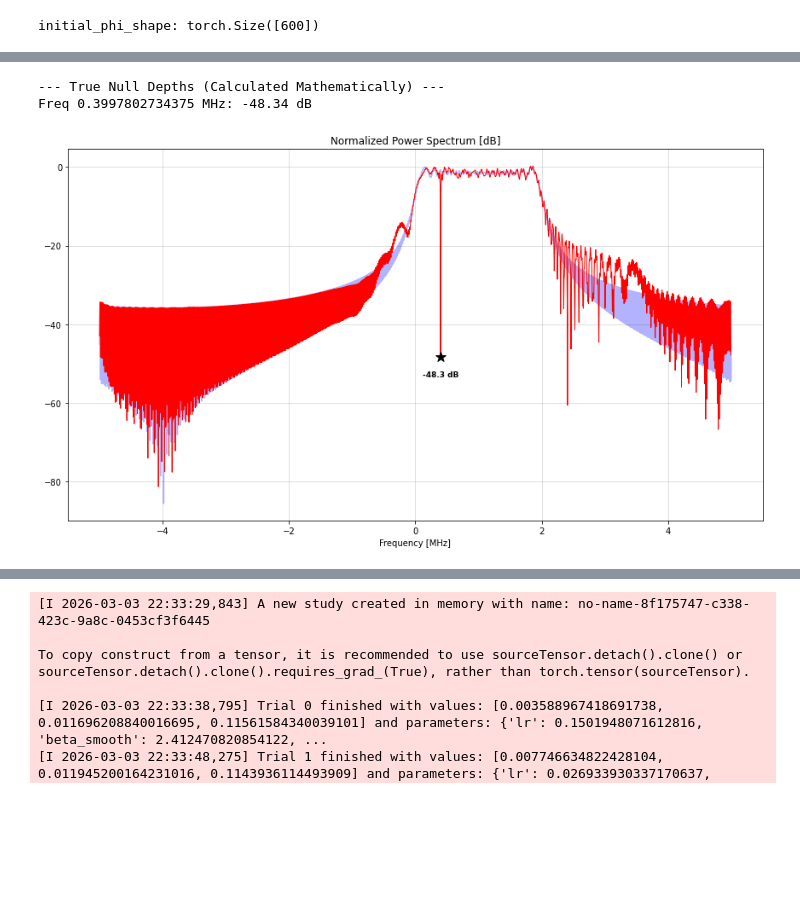
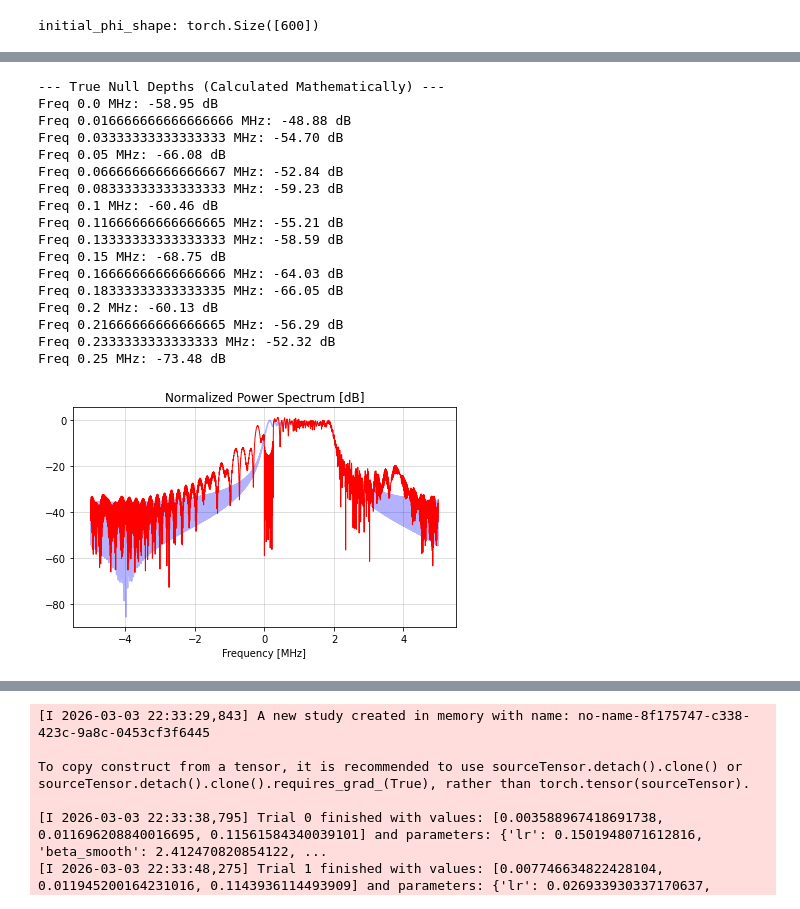
Before and after one commit to OriNik100/Spec_Null, a Jupyter notebook: non_linear_eq3.ipynb, the cells around one changed output, grey strips where cells are left out. Drawn from its saved outputs; the diff is of its cells as text; code cells hidden in the pictures; blank space fills up the shorter version.

Commit message:
added OFDM and now it is ISAC

```diff
--- a/non_linear_eq3.ipynb
+++ b/non_linear_eq3.ipynb
@@ -10,7 +10,7 @@ import numpy as np
 import matplotlib.pyplot as plt
 import helper_functions as hlp
 
-torch.manual_seed(42)
+# torch.manual_seed(42)
 torch.set_default_dtype(torch.float64)
 
 
@@ -34,7 +34,7 @@ s_base = a * torch.complex(torch.cos(psi), torch.sin(psi))
 
 
 # Nulls real frequencies for N_FFT = 2**14
-null_targets = [0.4e6]
+null_targets = np.arange(0e6, 2e6, 0.125e6)
 nulls = []
 
 for f_val in null_targets:
@@ -42,7 +42,16 @@ for f_val in null_targets:
     bin_idx = int(np.round(f_val / df))
     nulls.append(bin_idx * df)
 
+from OFDM_2 import OFDM_freqs
+# OFDM frequencies
+nulls = OFDM_freqs(16, T=T)
+
 null_freqs = nulls
+
+
+
+
+
 print(f"Targets defined at: {[f/1e6 for f in null_freqs]} MHz")
 
 
@@ -89,13 +96,13 @@ def calculate_mf_pslr_islr_torch(signal, db=False):
     mf_db = 20 * torch.log10(mf_abs + 1e-20)
 
     # PSLR Calculation
-    center_idx = len(mf) // 2
+    center_idx = torch.argmax(mf_db)
     main_lobe_width_seconds = 2 / B
     margin_samples = int((main_lobe_width_seconds / 2) * Fs)
     left_side = mf_db[:center_idx - margin_samples]
     right_side = mf_db[center_idx + margin_samples:]
 
-    mainlobe_region =mf_db[center_idx - margin_samples:center_idx + margin_samples]
+    mainlobe_region = mf_db[center_idx - margin_samples:center_idx + margin_samples]
     sidelobe_region = torch.cat((left_side, right_side))
 
     max_sidelobe_db = torch.max(sidelobe_region)
@@ -316,44 +332,59 @@ with torch.no_grad():
     # חישוב dB ב-Numpy
     exact_db_absolute = 10 * np.log10(energies_np + 1e-40)
 
     # נרמול
     exact_db_relative = exact_db_absolute - peak_ref
 
 print("--- True Null Depths (Calculated Mathematically) ---")
 for k, f_val in enumerate(null_freqs_np):
     print(f"Freq {f_val/1e6} MHz: {exact_db_relative[k]:.2f} dB")
 
 
 # 5. הציור
-plt.figure(figsize=(12, 7))
+plt.figure()
 
 # גרף האות המקורי
 plt.plot(freqs/1e6, S_orig_norm, label='Original LFM', color='blue', alpha=0.3) # original signal
 
 # גרף האות האופטימלי (FFT)
 plt.plot(freqs/1e6, S_final_norm, label='Optimized Signal', color='red', linewidth=1) # optimized signal
 
 # stars for exact null depths
-plt.scatter(null_freqs_np/1e6, exact_db_relative,
-            color='black', marker='*', s=150, zorder=10,
-            label='Exact Analytical Depth')
-
-# adding text next to stars
-for k, f_val in enumerate(null_freqs_np):
-    depth = exact_db_relative[k]
-    plt.text(f_val/1e6, depth - 5, f"{depth:.1f} dB",
-             color='black', fontweight='bold', ha='center', fontsize=9)
+# plt.scatter(null_freqs_np/1e6, exact_db_relative,
+#             color='black', marker='*', s=150, zorder=10,
+#             label='Exact Analytical Depth')
+#
+# # adding text next to stars
+# for k, f_val in enumerate(null_freqs_np):
+#     depth = exact_db_relative[k]
+#     plt.text(f_val/1e6, depth - 5, f"{depth:.1f} dB",
+#              color='black', fontweight='bold', ha='center', fontsize=9)
 
 plt.title("Normalized Power Spectrum [dB]")
 plt.xlabel("Frequency [MHz]")
 
 #plt.legend(loc='upper right')
 plt.grid(True, alpha=0.5)
-#plt.xlim(0, B/1e6 + 0.2)
-#plt.ylim(-150, 5)
+# plt.xlim(-0.5, 0.5)
+# plt.ylim(-78, 5)
 plt.tight_layout()
 plt.show()
 # %% [output]
 --- True Null Depths (Calculated Mathematically) ---
-Freq 0.3997802734375 MHz: -48.34 dB
+Freq 0.0 MHz: -58.95 dB
+Freq 0.016666666666666666 MHz: -48.88 dB
+Freq 0.03333333333333333 MHz: -54.70 dB
+Freq 0.05 MHz: -66.08 dB
+Freq 0.06666666666666667 MHz: -52.84 dB
+Freq 0.08333333333333333 MHz: -59.23 dB
+Freq 0.1 MHz: -60.46 dB
+Freq 0.11666666666666665 MHz: -55.21 dB
+Freq 0.13333333333333333 MHz: -58.59 dB
+Freq 0.15 MHz: -68.75 dB
+Freq 0.16666666666666666 MHz: -64.03 dB
+Freq 0.18333333333333335 MHz: -66.05 dB
+Freq 0.2 MHz: -60.13 dB
+Freq 0.21666666666666665 MHz: -56.29 dB
+Freq 0.2333333333333333 MHz: -52.32 dB
+Freq 0.25 MHz: -73.48 dB
-[figure, old version]
+[figure, new version]
```
Also changed, not shown: parts of 10 cells of this notebook, 1 other file.
